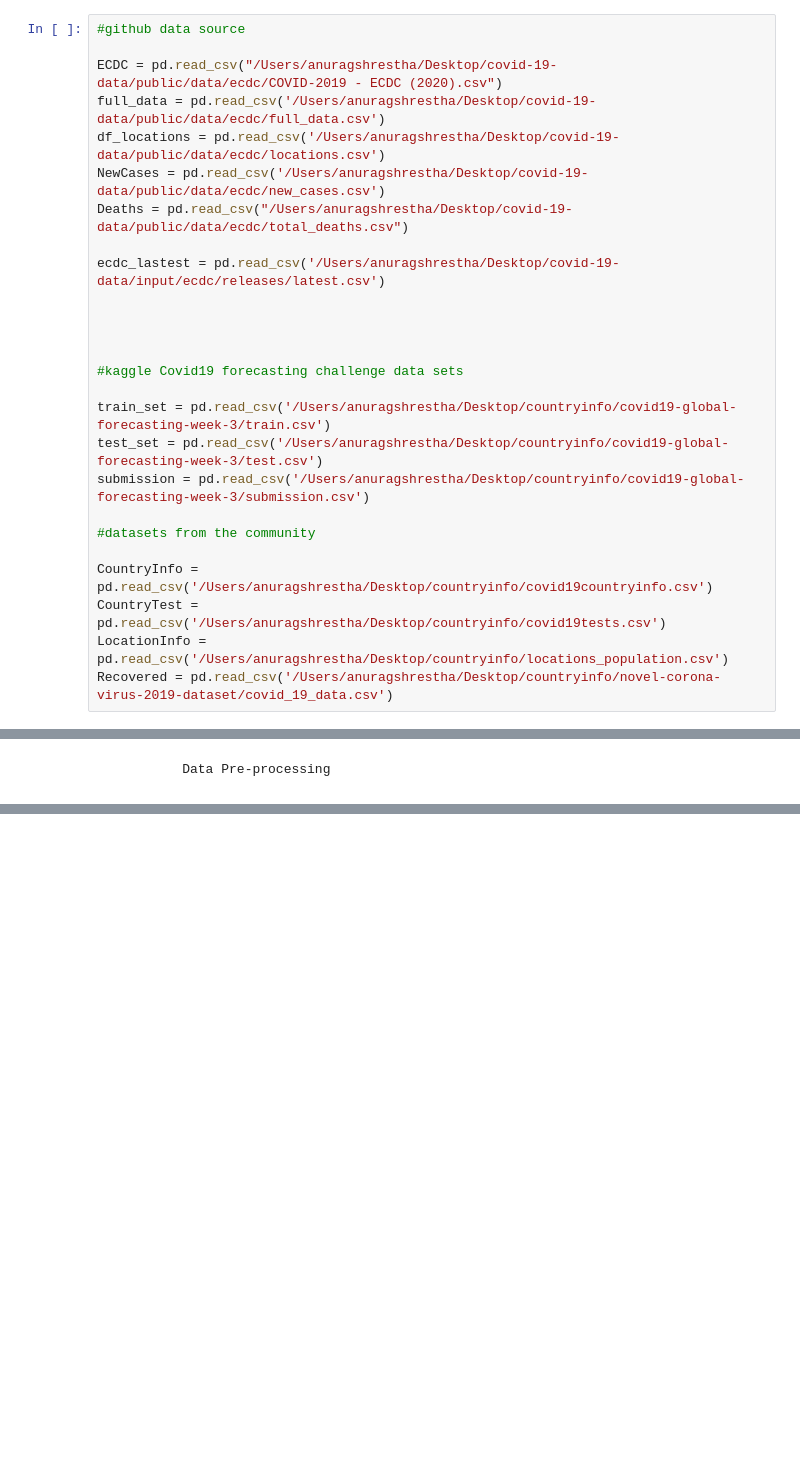
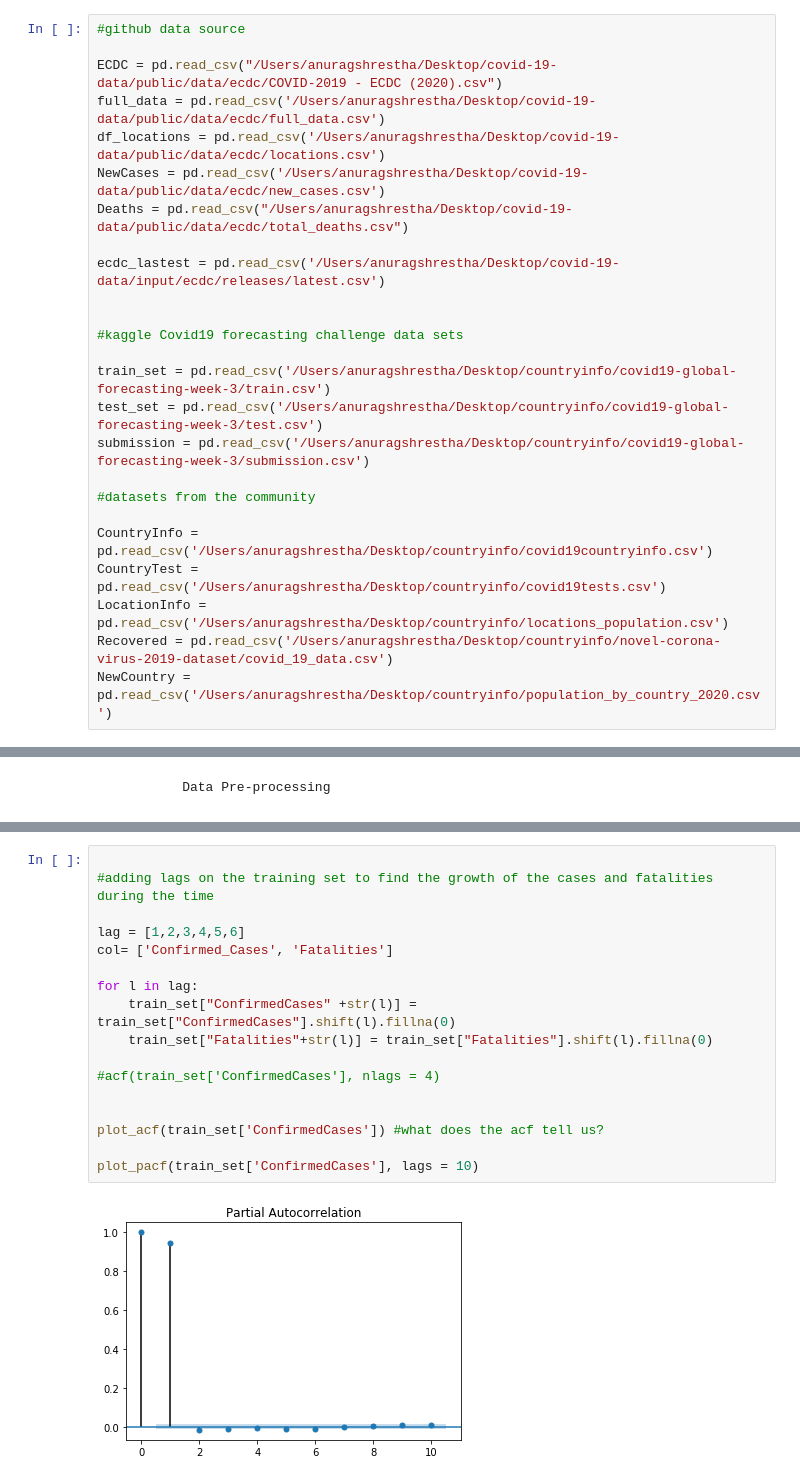
Before and after one commit to ashrestha11/Covid-19-forecast-xgboost-, a Jupyter notebook: Covid Data .ipynb, the cells around one changed output, grey strips where cells are left out. Saved outputs shown, nothing was run; the diff lists cells and outputs as text; blank space fills up the shorter version.

Commit message:
base 2 trained model

```diff
--- a/Covid Data .ipynb
+++ b/Covid Data .ipynb
@@ -21,8 +33,6 @@ NewCases = pd.read_csv('/Users/anuragshrestha/Desktop/covid-19-data/public/data/
 Deaths = pd.read_csv("/Users/anuragshrestha/Desktop/covid-19-data/public/data/ecdc/total_deaths.csv")
 
 ecdc_lastest = pd.read_csv('/Users/anuragshrestha/Desktop/covid-19-data/input/ecdc/releases/latest.csv')
-
-
 
 
 #kaggle Covid19 forecasting challenge data sets
@@ -37,3 +47,4 @@ CountryInfo = pd.read_csv('/Users/anuragshrestha/Desktop/countryinfo/covid19coun
 CountryTest = pd.read_csv('/Users/anuragshrestha/Desktop/countryinfo/covid19tests.csv')
 LocationInfo = pd.read_csv('/Users/anuragshrestha/Desktop/countryinfo/locations_population.csv')
 Recovered = pd.read_csv('/Users/anuragshrestha/Desktop/countryinfo/novel-corona-virus-2019-dataset/covid_19_data.csv')
+NewCountry = pd.read_csv('/Users/anuragshrestha/Desktop/countryinfo/population_by_country_2020.csv')
@@ -41,0 +188,19 @@ Recovered = pd.read_csv('/Users/anuragshrestha/Desktop/countryinfo/novel-corona-
+# %%
+
+#adding lags on the training set to find the growth of the cases and fatalities during the time
+
+lag = [1,2,3,4,5,6]
+col= ['Confirmed_Cases', 'Fatalities']
+
+for l in lag:
+    train_set["ConfirmedCases" +str(l)] = train_set["ConfirmedCases"].shift(l).fillna(0)
+    train_set["Fatalities"+str(l)] = train_set["Fatalities"].shift(l).fillna(0)
+
+#acf(train_set['ConfirmedCases'], nlags = 4)
+
+
+plot_acf(train_set['ConfirmedCases']) #what does the acf tell us?
+
+plot_pacf(train_set['ConfirmedCases'], lags = 10)
+# %% [output]
+[figure, added]
```
Also changed, not shown: parts of 24 cells of this notebook, 2 other files.
